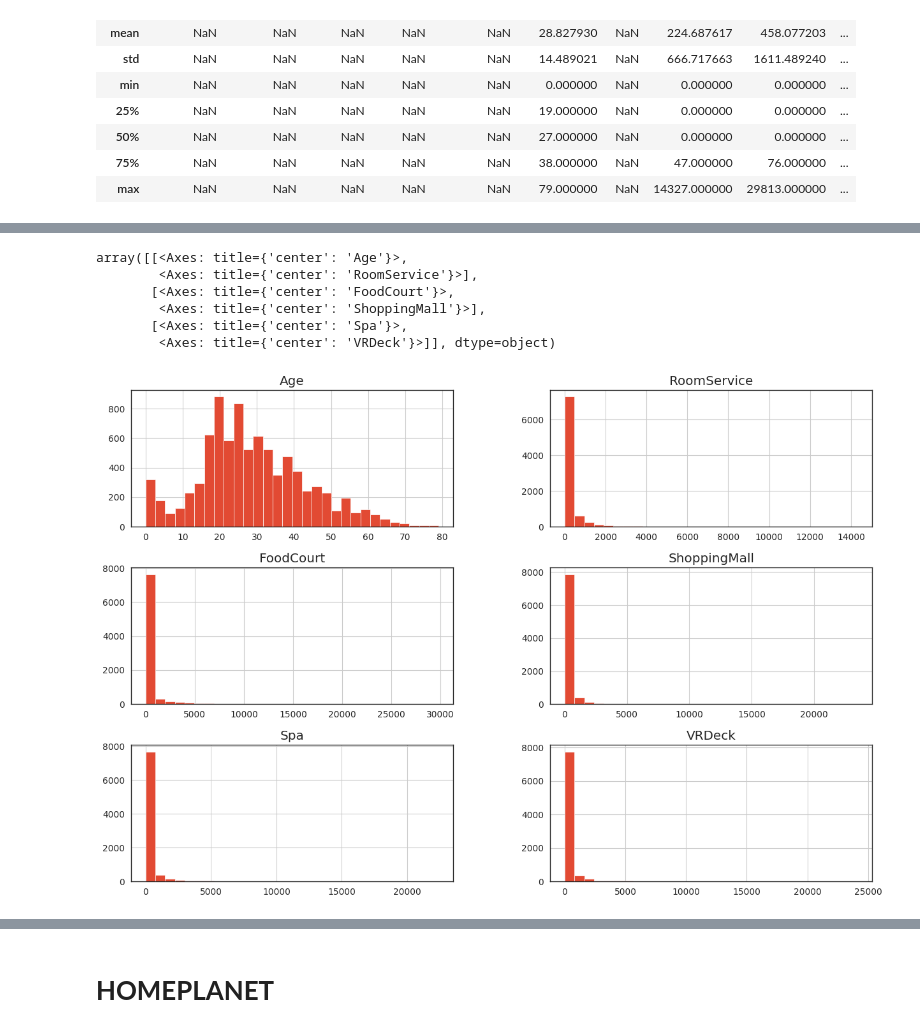
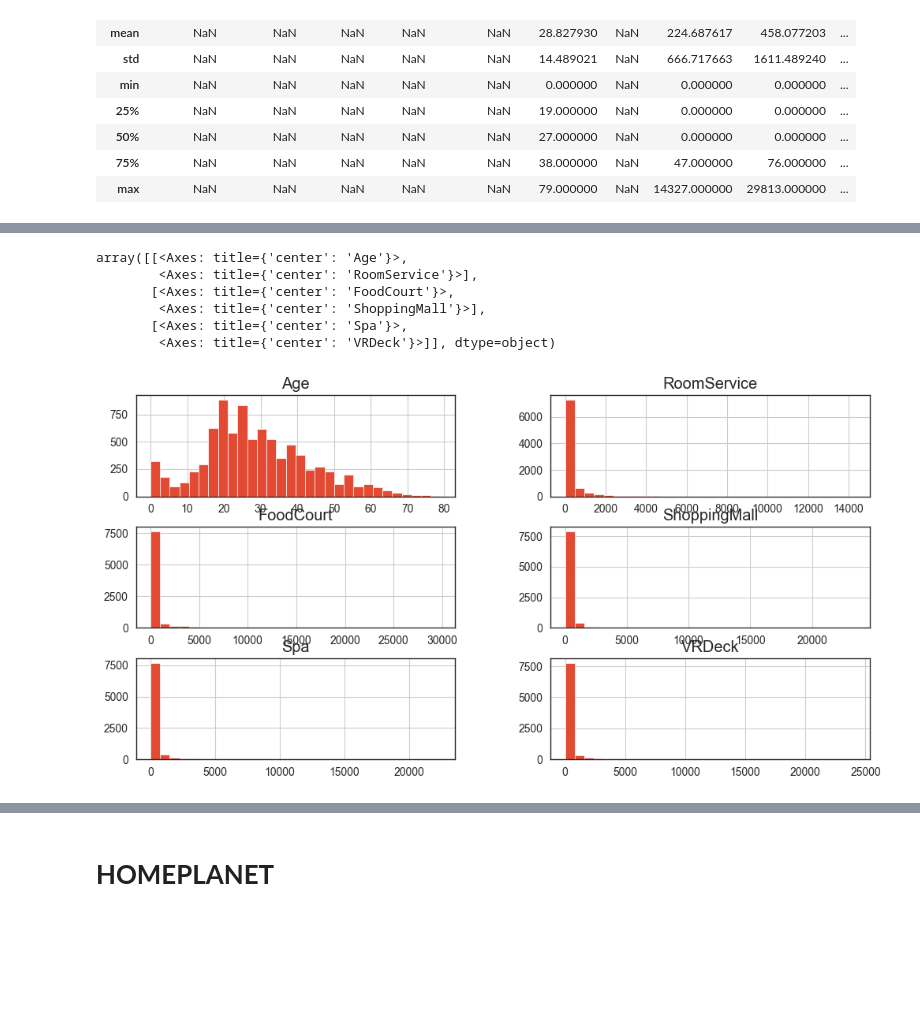
Before and after one commit to adamczycha/Kaggle, a Jupyter notebook: Spaceship_titanic.ipynb, the cells around one changed output, grey strips where cells are left out. Saved outputs shown, nothing was run; the diff lists cells and outputs as text; code cells hidden in the pictures; blank space fills up the shorter version.

```diff
--- a/Spaceship_titanic.ipynb
+++ b/Spaceship_titanic.ipynb
@@ -1,5 +1,6 @@
 # %%
 # -*- coding: utf_8 -*-
+#
 import pandas as pd
 pd.set_option('display.max_columns', None)
 import numpy as np
@@ -17,8 +18,8 @@ InteractiveShell.ast_node_interactivity = 'last'
 import warnings
 warnings.filterwarnings('ignore')
 
-raw_data = pd.read_csv('train.csv')
-raw_data_test = pd.read_csv('test.csv')
+raw_data = pd.read_csv('./train.csv')
+raw_data_test = pd.read_csv('./test.csv')
 
 data1 = raw_data.copy(deep=True)
 # %%
@@ -124,13 +125,13 @@ qual_feats = ['PassengerId','Cabin','Name', 'Age']
 target = ['Transported']
 # %%
 
-data1.hist(figsize=(15, 10),bins = 30)
+data1.hist(figsize=(12, 8),bins = 30)
 # %% [output]
 array([[<Axes: title={'center': 'Age'}>,
         <Axes: title={'center': 'RoomService'}>],
        [<Axes: title={'center': 'FoodCourt'}>,
         <Axes: title={'center': 'ShoppingMall'}>],
        [<Axes: title={'center': 'Spa'}>,
         <Axes: title={'center': 'VRDeck'}>]], dtype=object)
-[figure, old version]
+[figure, new version]
 # %%
```
Also changed, not shown: parts of 60 cells of this notebook.
